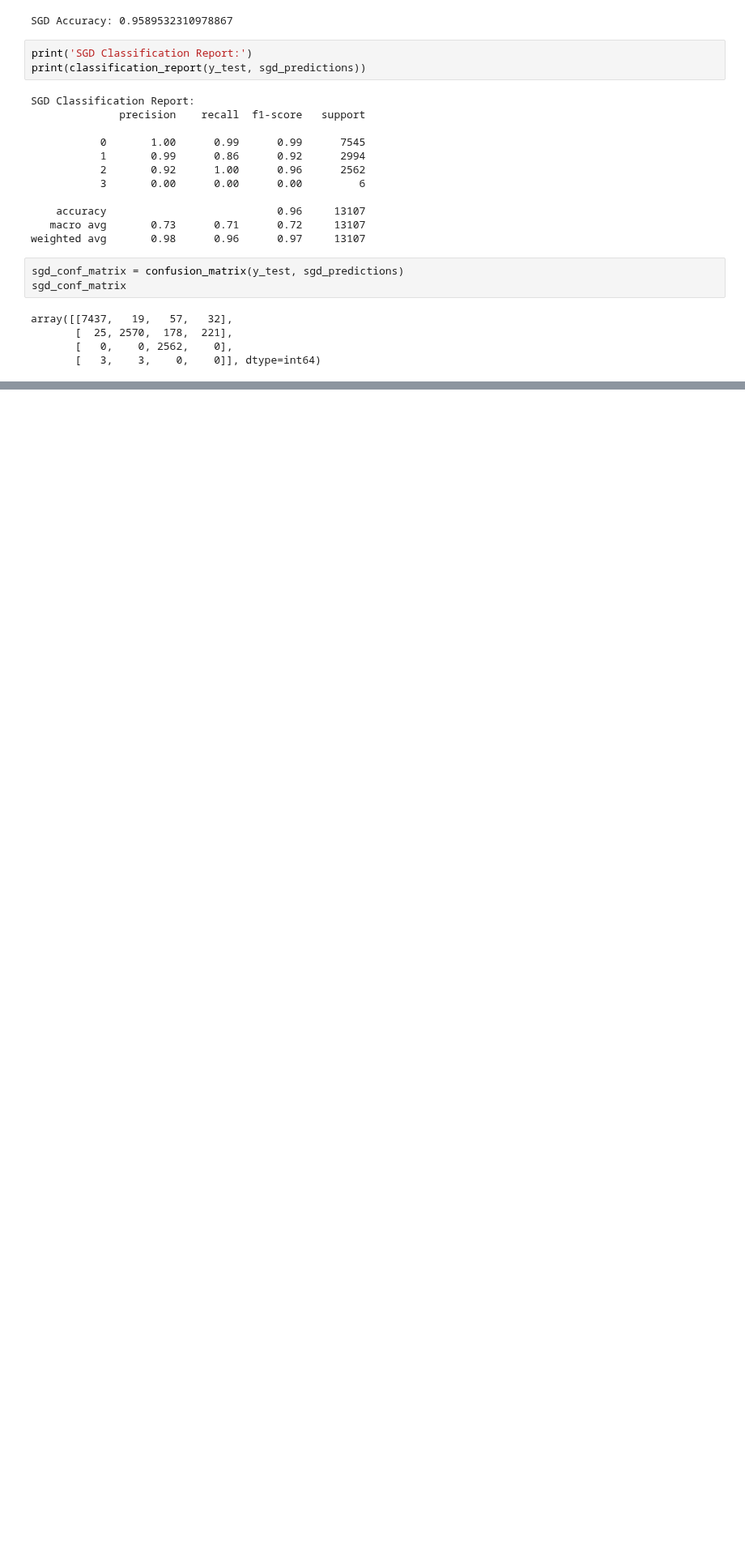
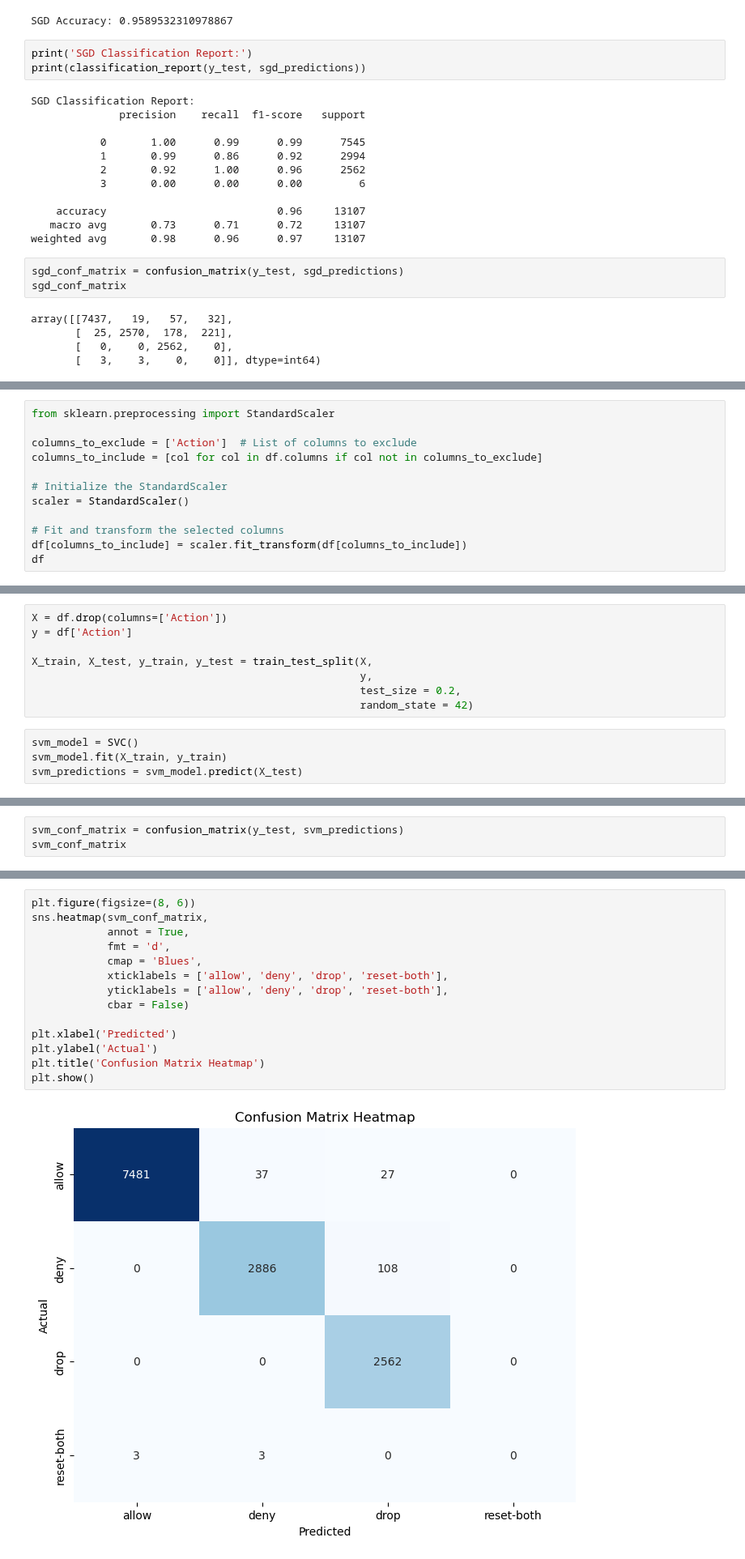
Before and after one commit to taddbackus/qtw, a Jupyter notebook: Case Study 5/Case Study 5.ipynb, the cells around one changed output, grey strips where cells are left out. Shown at 81% size. Saved outputs shown, nothing was run; the diff lists cells and outputs as text; blank space fills up the shorter version.

```diff
--- a/Case Study 5/Case Study 5.ipynb
+++ b/Case Study 5/Case Study 5.ipynb
@@ -255,0 +276,12 @@ plt.show()
+# %%
+from sklearn.preprocessing import StandardScaler
+
+columns_to_exclude = ['Action']  # List of columns to exclude
+columns_to_include = [col for col in df.columns if col not in columns_to_exclude]
+
+# Initialize the StandardScaler
+scaler = StandardScaler()
+
+# Fit and transform the selected columns
+df[columns_to_include] = scaler.fit_transform(df[columns_to_include])
+df
@@ -255,0 +302,12 @@ plt.show()
+# %%
+X = df.drop(columns=['Action'])
+y = df['Action']
+
+X_train, X_test, y_train, y_test = train_test_split(X,
+                                                    y,
+                                                    test_size = 0.2,
+                                                    random_state = 42)
+# %%
+svm_model = SVC()
+svm_model.fit(X_train, y_train)
+svm_predictions = svm_model.predict(X_test)
@@ -255,0 +334,3 @@ plt.show()
+# %%
+svm_conf_matrix = confusion_matrix(y_test, svm_predictions)
+svm_conf_matrix
@@ -255,0 +342,16 @@ plt.show()
+# %%
+plt.figure(figsize=(8, 6))
+sns.heatmap(svm_conf_matrix,
+            annot = True,
+            fmt = 'd',
+            cmap = 'Blues',
+            xticklabels = ['allow', 'deny', 'drop', 'reset-both'],
+            yticklabels = ['allow', 'deny', 'drop', 'reset-both'],
+            cbar = False)
+
+plt.xlabel('Predicted')
+plt.ylabel('Actual')
+plt.title('Confusion Matrix Heatmap')
+plt.show()
+# %% [output]
+[figure, added]
```
Also changed, not shown: parts of 12 cells of this notebook.
